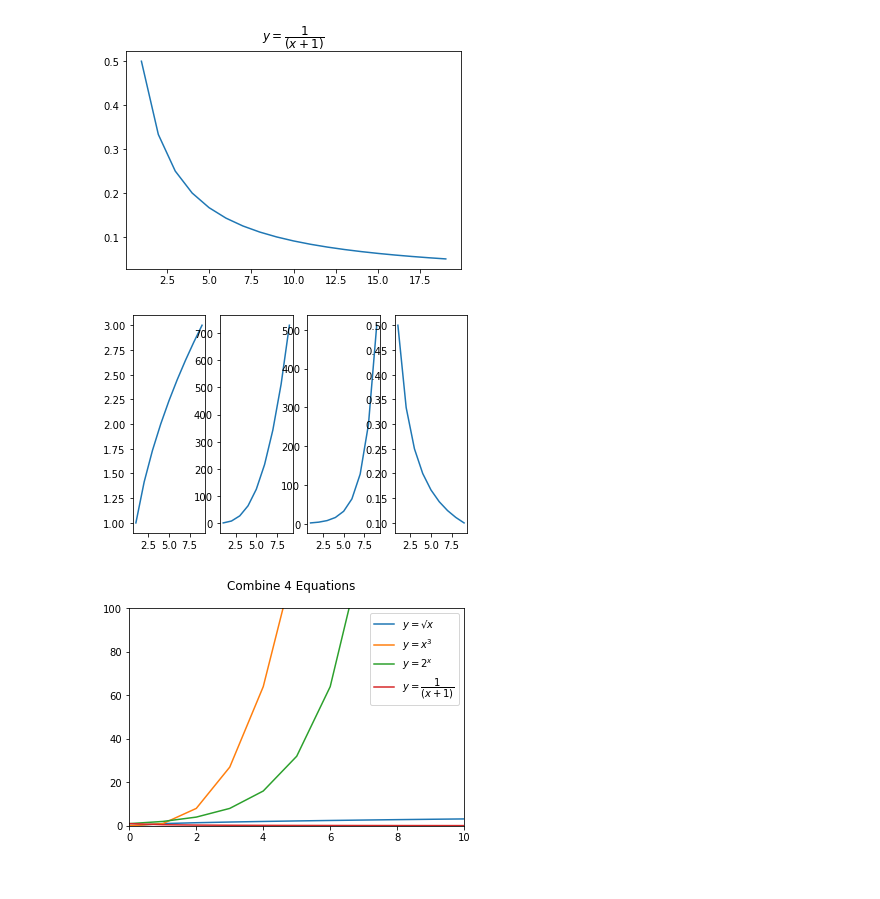
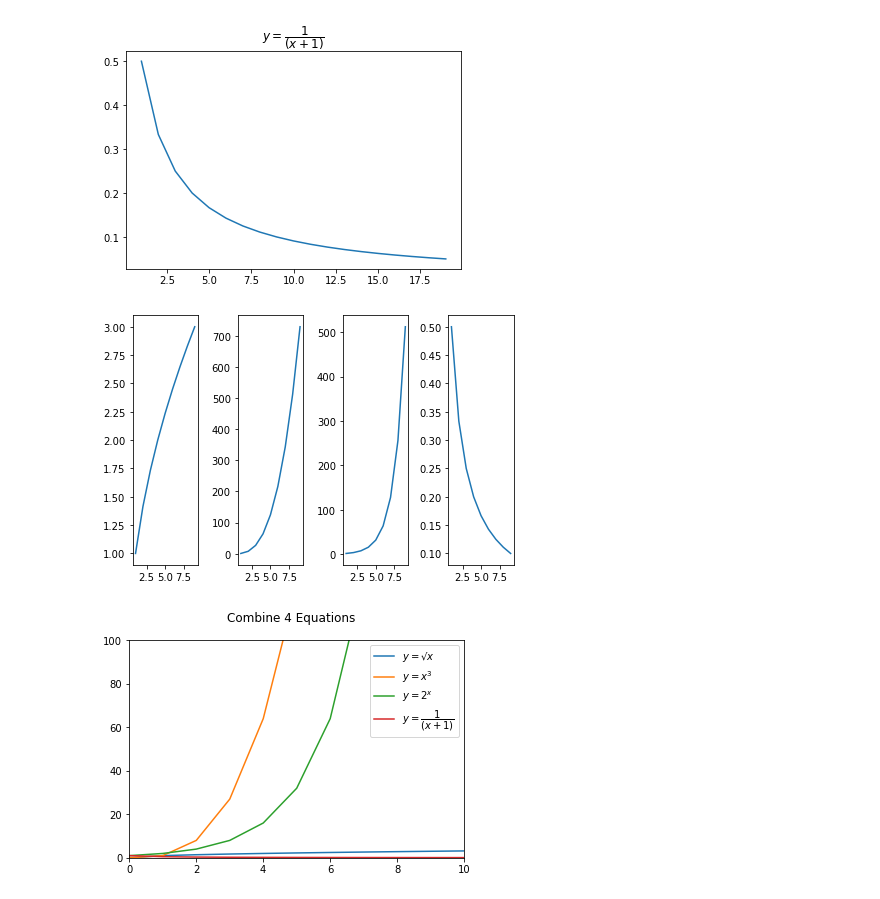
Before and after one commit to jamesallen0351/numpy-pandas-visualization-exercises, a Jupyter notebook: matplotlib_exercises.ipynb, the cells around one changed output. Saved outputs shown, nothing was run; the diff lists cells and outputs as text; code cells hidden in the pictures.

Commit message:
add plt.tight_layout to matplotlib_exercises

```diff
--- a/matplotlib_exercises.ipynb
+++ b/matplotlib_exercises.ipynb
@@ -98,20 +98,22 @@ plt.show()
 # %%
 #3 Combine the figures you created in the last step into one large figure with 4 subplots.
 x = list(range(1,10))
 
 y1 = [(n ** .5) for n in x]
 y2 = [(n ** 3) for n in x]
 y3 = [(2 ** n) for n in x]
 y4 = [(1/ (n + 1)) for n in x]
 y_list = [y1, y2, y3, y4]
 
 for i, y_val in enumerate(y_list):
     plt.subplot(1, 4, i+1)
     plt.plot(x, y_val)
 # show the plot
-plt.show()
+
+
+plt.tight_layout()
 # %% [output]
-[figure, old version]
+[figure, new version]
 # %%
 #4 Combine the figures you created in the last step into one figure where each of the 4 equations has a different color for the points.
 # Be sure to include a legend and an appropriate title for the figure.
```
